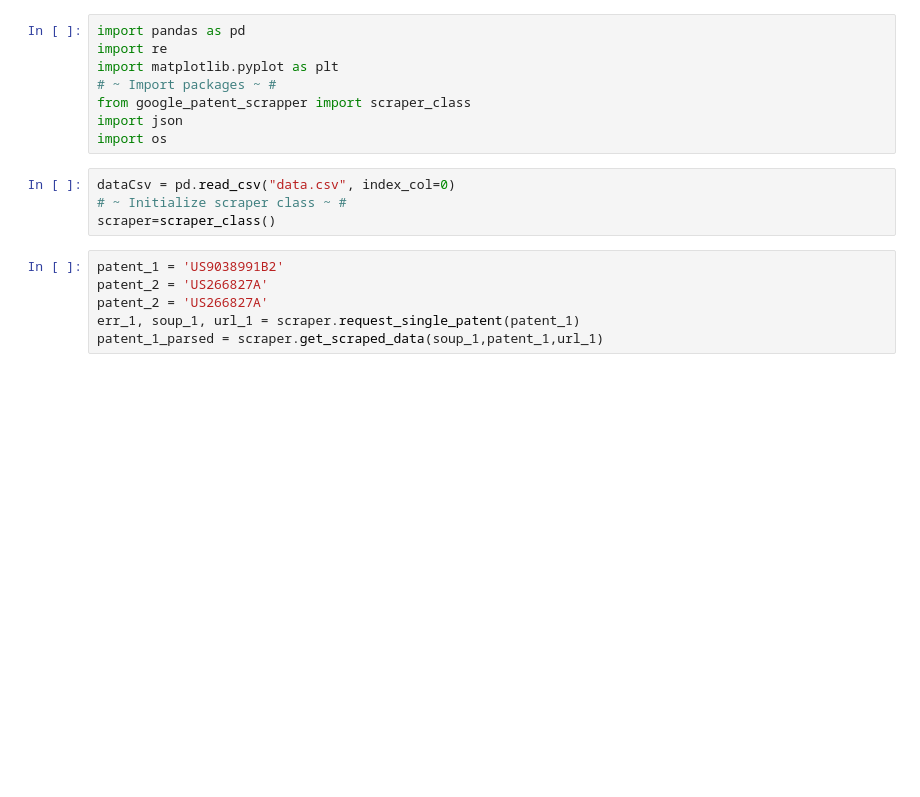
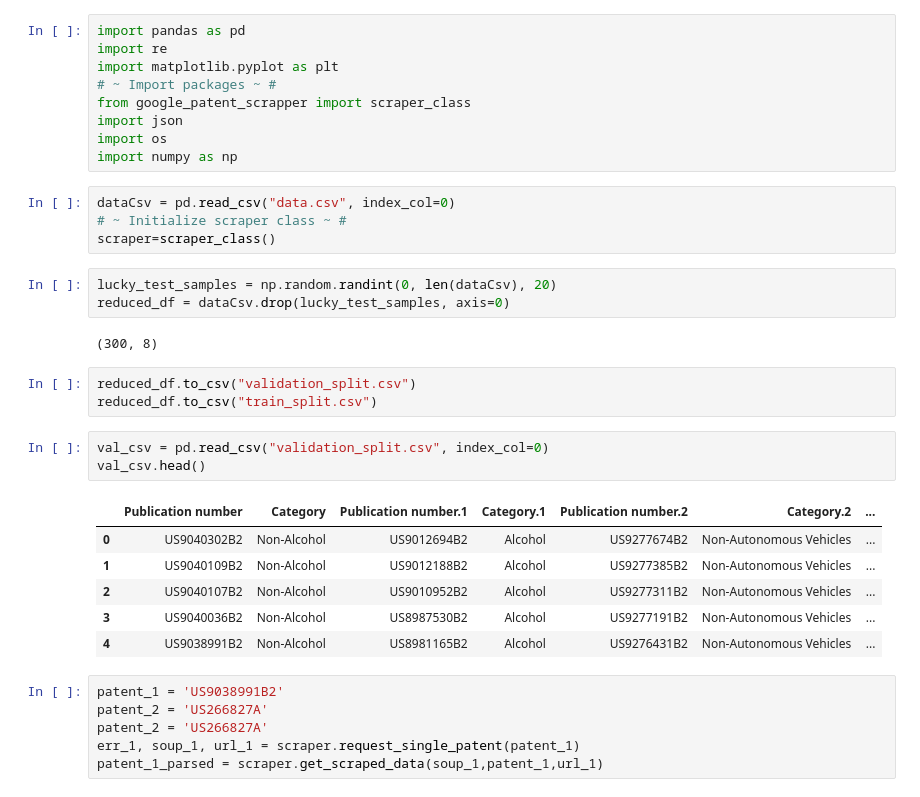
Before and after one commit to Nilanshrajput/AdvitiyaHackathon, a Jupyter notebook: Scrapper_org.ipynb, the cells around one changed output. Drawn from its saved outputs; the diff is of its cells as text; blank space fills up the shorter version.

Commit message:
dara splitted in 20% val split

```diff
--- a/Scrapper_org.ipynb
+++ b/Scrapper_org.ipynb
@@ -6,10 +6,29 @@ import matplotlib.pyplot as plt
 from google_patent_scrapper import scraper_class
 import json
 import os
+import numpy as np
 # %%
 dataCsv = pd.read_csv("data.csv", index_col=0)
 # ~ Initialize scraper class ~ #
 scraper=scraper_class()
+# %%
+lucky_test_samples = np.random.randint(0, len(dataCsv), 20)
+reduced_df = dataCsv.drop(lucky_test_samples, axis=0)
+# %% [output]
+(300, 8)
+# %%
+reduced_df.to_csv("validation_split.csv")
+reduced_df.to_csv("train_split.csv")
+# %%
+val_csv = pd.read_csv("validation_split.csv", index_col=0)
+val_csv.head()
+# %% [output]
+|  | Publication number | Category | Publication number.1 | Category.1 | Publication number.2 | Category.2 | ... |
+| 0 | US9040302B2 | Non-Alcohol | US9012694B2 | Alcohol | US9277674B2 | Non-Autonomous Vehicles | ... |
+| 1 | US9040109B2 | Non-Alcohol | US9012188B2 | Alcohol | US9277385B2 | Non-Autonomous Vehicles | ... |
+| 2 | US9040107B2 | Non-Alcohol | US9010952B2 | Alcohol | US9277311B2 | Non-Autonomous Vehicles | ... |
+| 3 | US9040036B2 | Non-Alcohol | US8987530B2 | Alcohol | US9277191B2 | Non-Autonomous Vehicles | ... |
+| 4 | US9038991B2 | Non-Alcohol | US8981165B2 | Alcohol | US9276431B2 | Non-Autonomous Vehicles | ... |
 # %%
 patent_1 = 'US9038991B2'
 patent_2 = 'US266827A'
```
Also changed, not shown: parts of 1 cell of this notebook, 2 other files.
